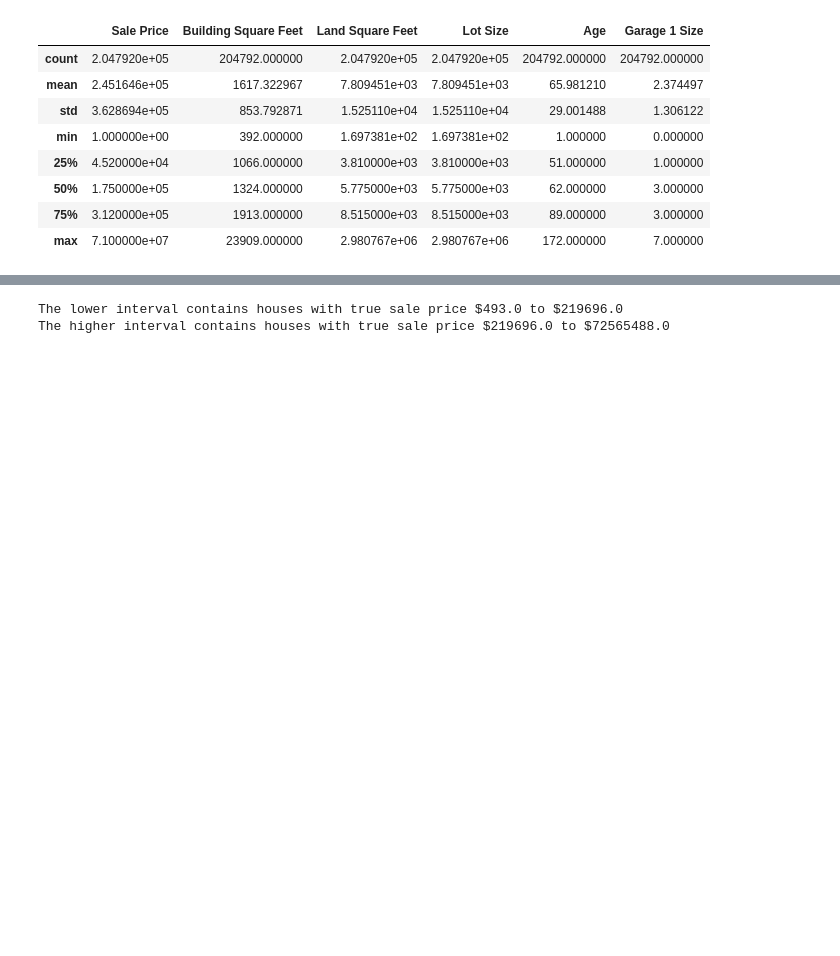
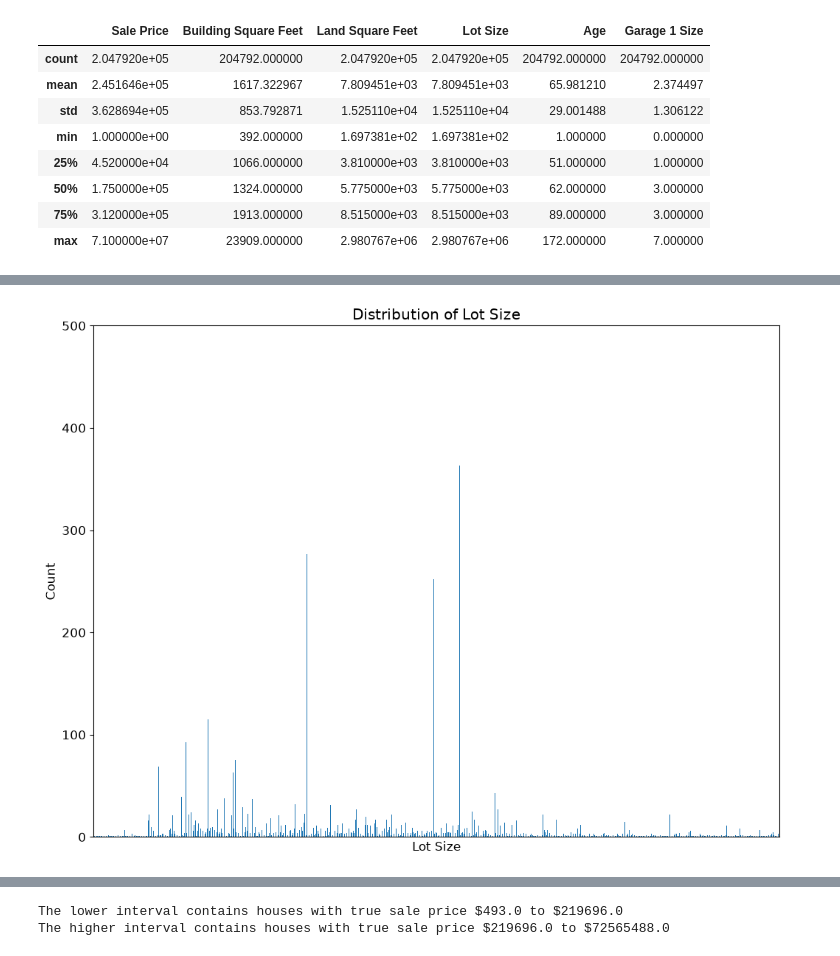
Before and after one commit to KevTJ/kj-project-portfolio, a Jupyter notebook: Projects/fair-housing-price-prediction/projA2/projA2.ipynb, the cells around one changed output, grey strips where cells are left out. Saved outputs shown, nothing was run; the diff lists cells and outputs as text; code cells hidden in the pictures; blank space fills up the shorter version.

```diff
--- a/Projects/fair-housing-price-prediction/projA2/projA2.ipynb
+++ b/Projects/fair-housing-price-prediction/projA2/projA2.ipynb
@@ -821,0 +738,12 @@ def compute_CV_error(X_train, Y_train, folds=4):
+# %%
+# Histogram of Land Square Feet
+remove_outlier_df = remove_outliers(filtered_df, "Lot Size", lower=0, upper=30000)
+remove_outlier_df["Lot Size"].value_counts().sort_index().plot(kind='bar')
+plt.title("Distribution of Lot Size")
+plt.xticks([])
+plt.xlabel("Lot Size")
+plt.ylabel("Count")
+plt.ylim(0, 500)
+plt.show()
+# %% [output]
+[figure, added]
```
Also changed, not shown: parts of 39 cells of this notebook.
